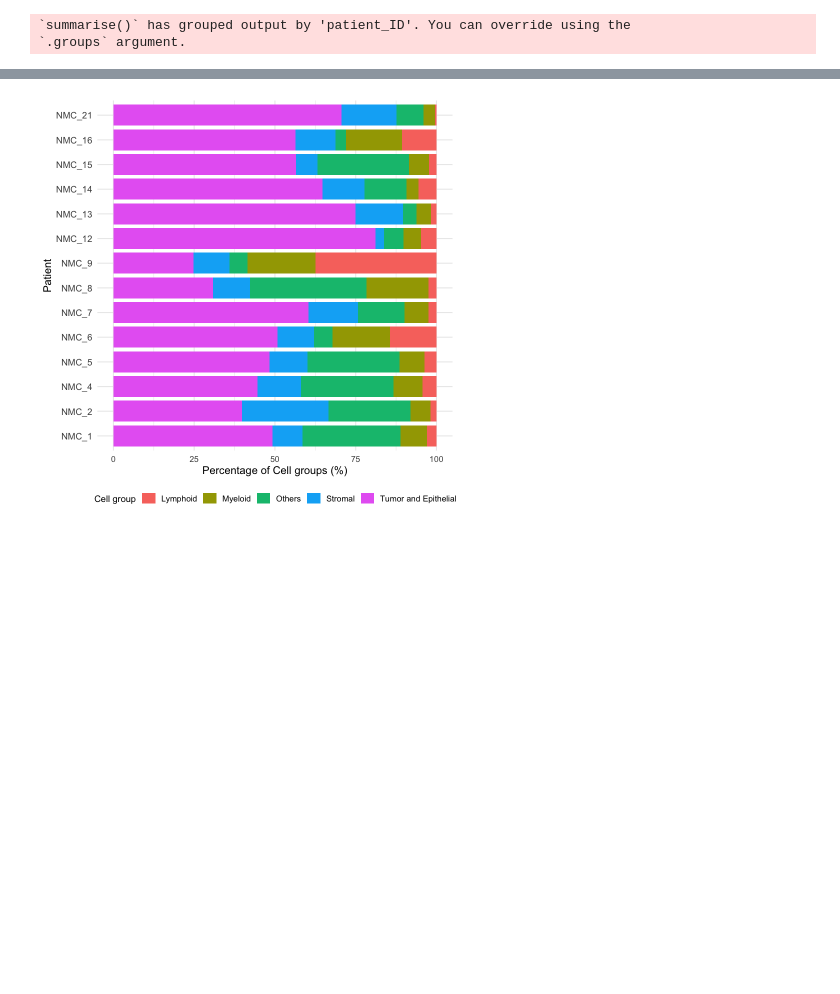
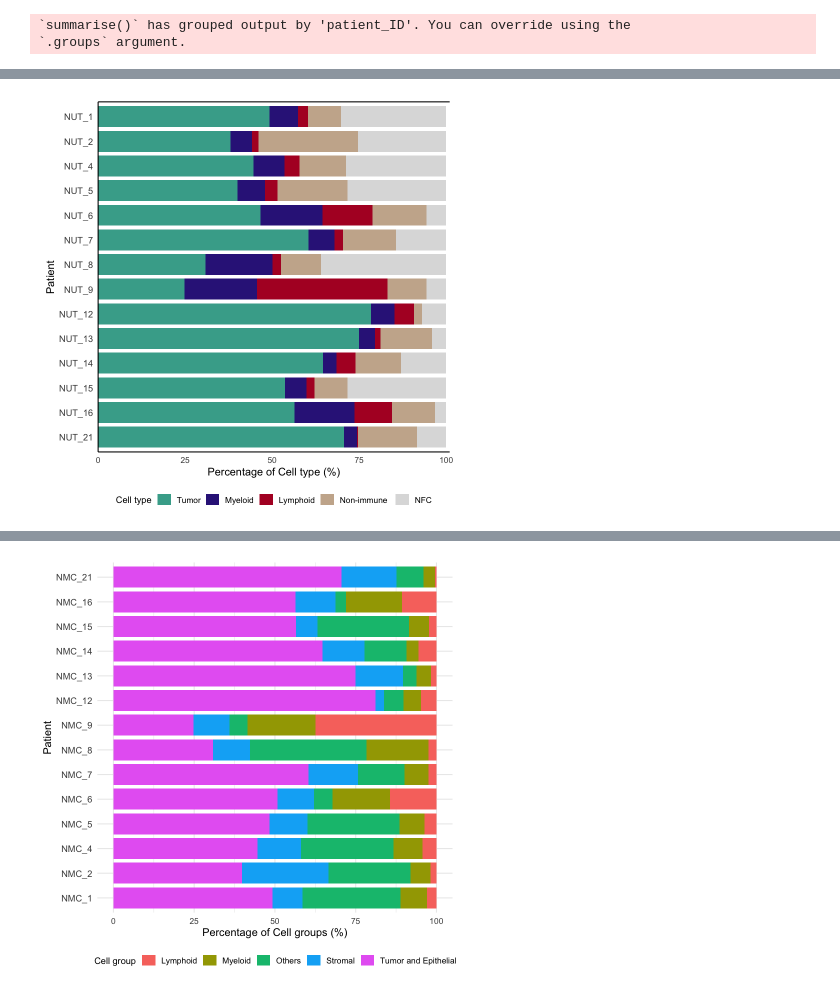
Before and after one commit to SchapiroLabor/NUT_spatial, a Jupyter notebook: figures/paper_figures_R.ipynb, the cells around one changed output, grey strips where cells are left out. Saved outputs shown, nothing was run; the diff lists cells and outputs as text; code cells hidden in the pictures; blank space fills up the shorter version.

```diff
--- a/figures/paper_figures_R.ipynb
+++ b/figures/paper_figures_R.ipynb
@@ -211,0 +219,53 @@ shared_margin <- margin(t = 5, r = 10, b = 5, l = 10)
+# %%
+main_group_colors <- c(
+  "Tumor"      = "#44AA99",
+  "Lymphoid"   = "#B2182B",
+  "Myeloid"    = "#332288",
+  "Non-immune" = "#C9B29B",
+  "NFC"        = "#DDDDDD"
+)
+# %%
+shared_margin <- margin(t = 5, r = 10, b = 5, l = 10)
+p_main = ggplot(
+  celltype_percentage_patient,
+  aes(x = percentage, y = patient_ID, fill = cell_category_simplified)
+) +
+  geom_bar(stat = "identity", width = 0.85) +
+  scale_fill_manual(values = main_group_colors) +
+  guides(fill = guide_legend(reverse = TRUE)) +
+  labs(
+    x = "Percentage of Cell type (%)",
+    y = "Patient",
+    fill = "Cell type"
+  ) +
+  scale_x_continuous(limits = c(0, 101), expand = c(0, 0), sec.axis = dup_axis()) +
+  theme_minimal(base_size = 13) +
+  theme(
+    axis.text.y = element_text(size = 11),
+    axis.text.x = element_text(size = 10),
+    axis.title  = element_text(size = 13),
+    legend.text  = element_text(size = 10),
+    legend.title = element_text(size = 11),
+    legend.key.height = unit(0.5, "cm"),
+    legend.position = "bottom",
+    panel.border = element_blank(),
+  axis.line.x.bottom = element_line(colour="black", linewidth=0.6),
+  axis.line.x.top    = element_line(colour="black", linewidth=0.6),
+  axis.line.y.left   = element_line(colour="black", linewidth=0.6),
+  axis.line.y.right  = element_blank(),
+  axis.text.x.top  = element_blank(),
+  axis.ticks.x.top = element_blank(),
+  axis.title.x.top = element_blank(),
+  panel.grid = element_blank(),
+  plot.margin = shared_margin
+  )
+p_main
+ggsave(
+  filename = "/Users/jawadalaaedeen/Desktop/celltype_composition_by_subgroups.svg",
+  plot = p_main,
+  width = 7,
+  height = 7,
+  dpi = 300
+)
+# %% [output]
+[figure, added]
```
Also changed, not shown: parts of 141 cells of this notebook.
